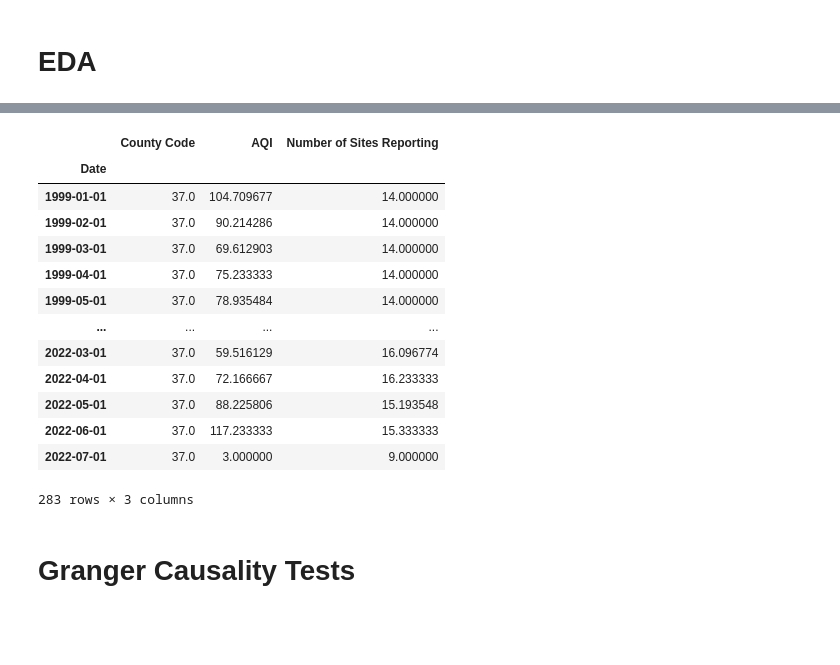
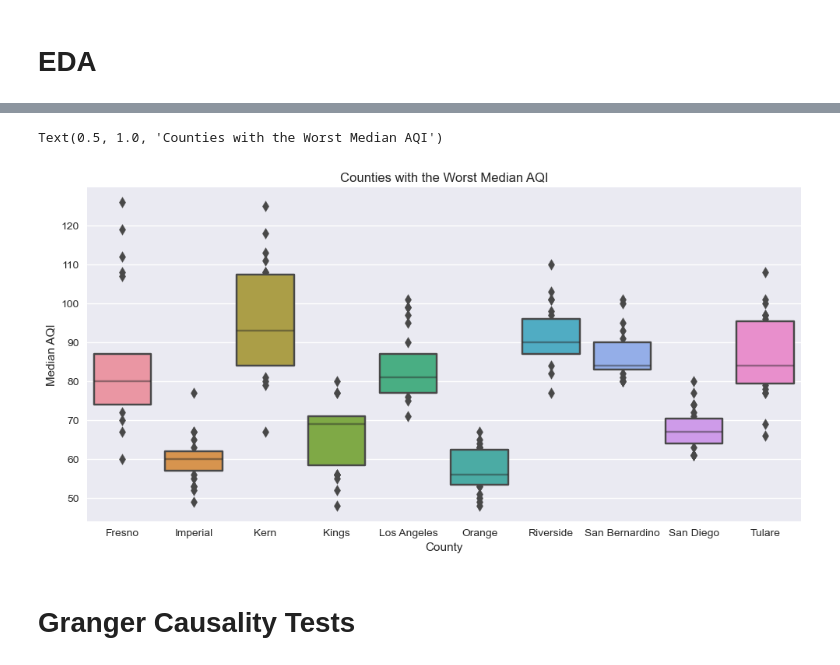
Before and after one commit to ralatorr/project_4, a Jupyter notebook: alexspradling.ipynb, the cells around one changed output, grey strips where cells are left out. Cells and saved outputs as stored; diff of their text form; code cells hidden in the pictures; blank space fills up the shorter version.

```diff
--- a/alexspradling.ipynb
+++ b/alexspradling.ipynb
@@ -269,18 +210,9 @@ San_Diego = San_Diego.resample('MS').mean()
-# %%
-los_angeles
-# %% [output]
-|  | County Code | AQI | Number of Sites Reporting |
-| Date |  |  |  |
-| 1999-01-01 | 37.0 | 104.709677 | 14.000000 |
-| 1999-02-01 | 37.0 | 90.214286 | 14.000000 |
-| 1999-03-01 | 37.0 | 69.612903 | 14.000000 |
-| 1999-04-01 | 37.0 | 75.233333 | 14.000000 |
-| 1999-05-01 | 37.0 | 78.935484 | 14.000000 |
-| ... | ... | ... | ... |
-| 2022-03-01 | 37.0 | 59.516129 | 16.096774 |
-| 2022-04-01 | 37.0 | 72.166667 | 16.233333 |
-| 2022-05-01 | 37.0 | 88.225806 | 15.193548 |
-| 2022-06-01 | 37.0 | 117.233333 | 15.333333 |
-| 2022-07-01 | 37.0 | 3.000000 | 9.000000 |
-283 rows × 3 columns
+# %%
+# tile plot of the top 10 counties with the most unhealthy days
+sns.catplot(x='County', y='Median AQI', data=ca_df.query('County in @counties_worst_air_qual.index'), kind='boxen', height=5, aspect=2)
+# title
+plt.title('Counties with the Worst Median AQI')
+# %% [output]
+Text(0.5, 1.0, 'Counties with the Worst Median AQI')
+[figure, added]
 # %%
```
Also changed, not shown: parts of 29 cells of this notebook, 7 other files.
